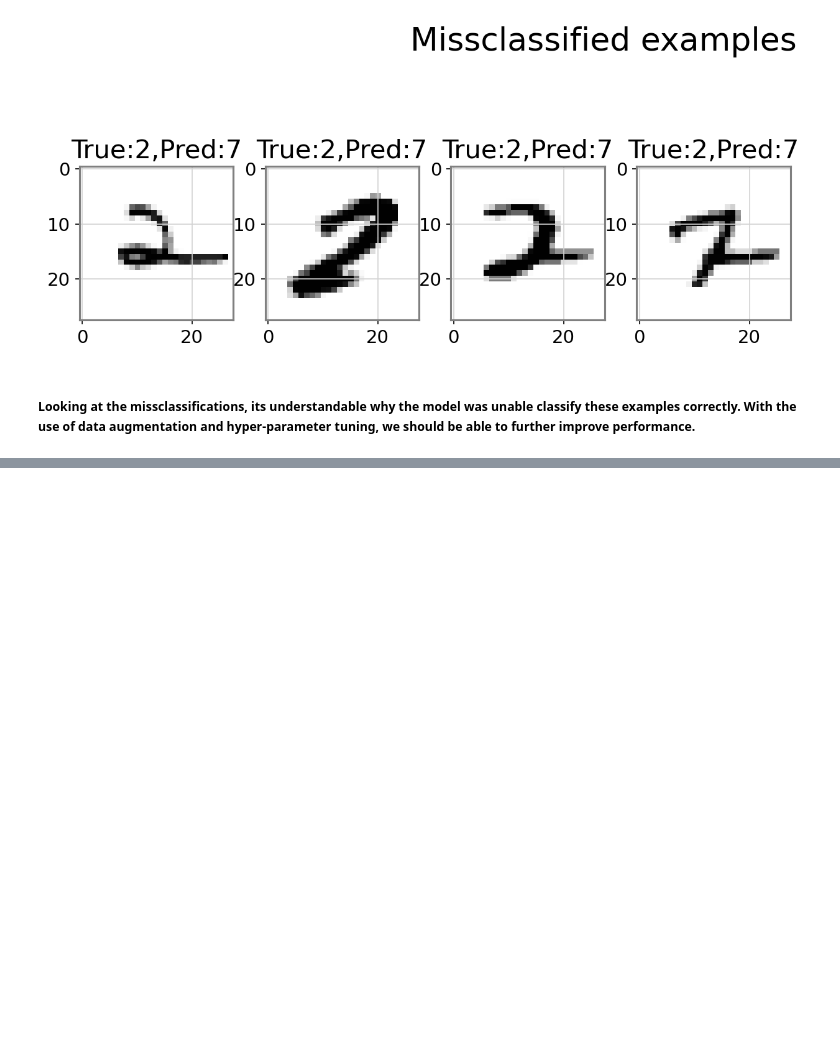
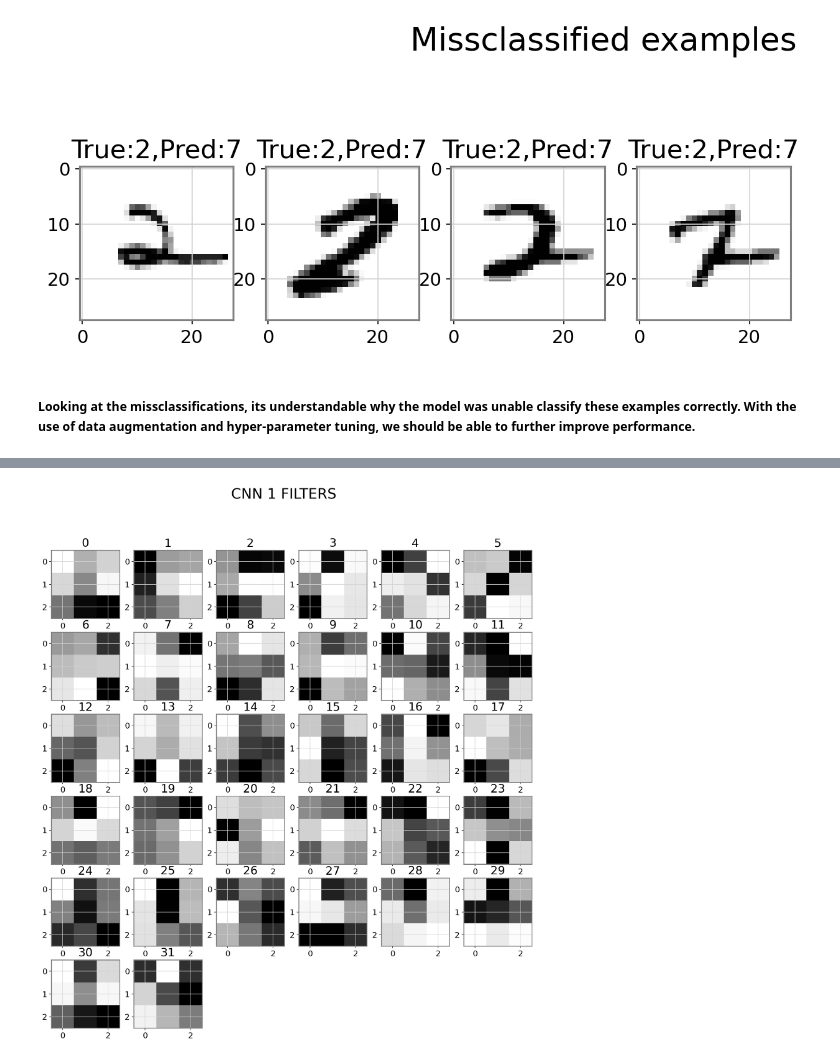
Before and after one commit to omid-sar/MNIST-Data--Digit-Recognizer-, a Jupyter notebook: notebooks/model_experients_results.ipynb, the cells around one changed output, grey strips where cells are left out. Cells and saved outputs as stored; diff of their text form; code cells hidden in the pictures; blank space fills up the shorter version.

```diff
--- a/notebooks/model_experients_results.ipynb
+++ b/notebooks/model_experients_results.ipynb
@@ -111,0 +125,20 @@ plt.show()
+# %%
+filters_layer_1 = model.layers[1].get_weights()[0]
+filters_layer_1 = np.squeeze(filters_layer_1).reshape(32, 3, 3)
+
+fig = plt.figure(figsize=(15, 15))
+fig.suptitle("CNN 1 FILTERS")
+w = 10
+h = 10
+columns = 6
+rows = 6
+for i in range(columns * rows + 1):
+    if i == filters_layer_1.shape[0]:
+        break
+    fig.add_subplot(rows, columns, i + 1)
+    plt.imshow(filters_layer_1[i], cmap="Greys")
+    plt.title(i)
+
+plt.show()
+# %% [output]
+[figure, added]
```
Also changed, not shown: parts of 3 cells of this notebook.
